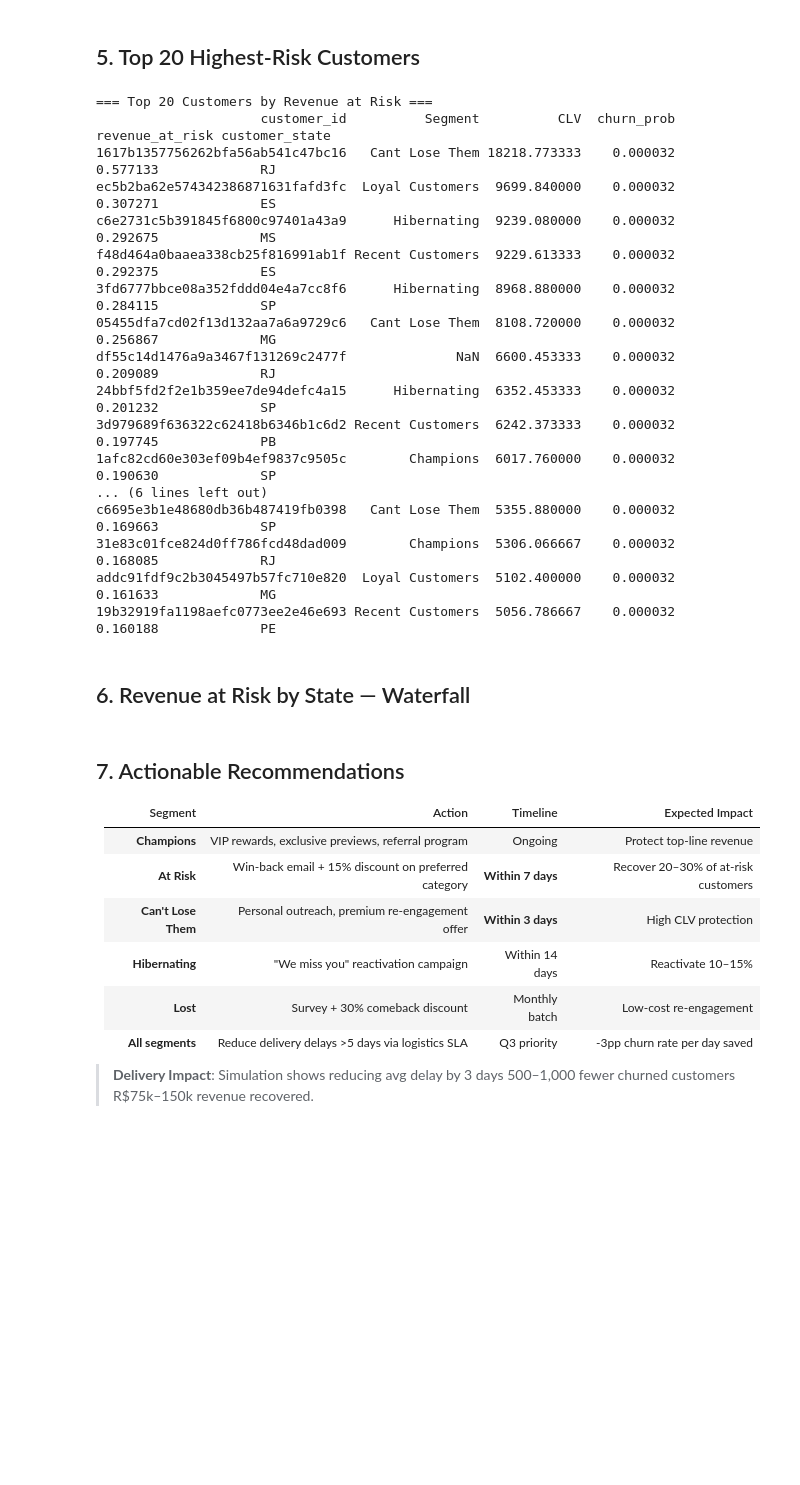
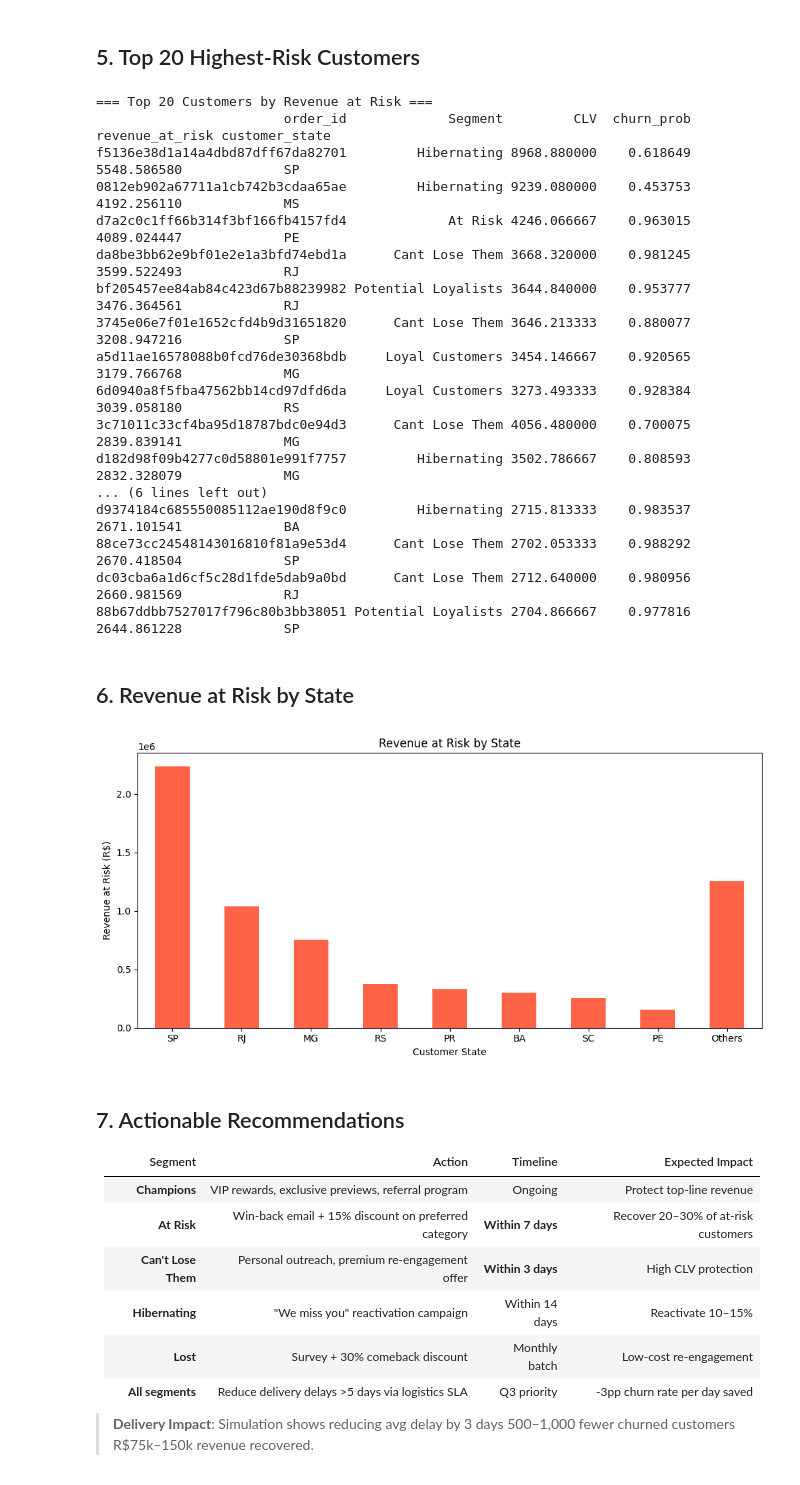
Before and after one commit to sakshibwahah/ecommerce-churn-risk-predictor, a Jupyter notebook: notebooks/05_revenue_clv.ipynb, the cells around one changed output. Saved outputs shown, nothing was run; the diff lists cells and outputs as text; code cells hidden in the pictures; blank space fills up the shorter version.

```diff
--- a/notebooks/05_revenue_clv.ipynb
+++ b/notebooks/05_revenue_clv.ipynb
@@ -104,47 +122,51 @@ Potential Loyalists       4351 1.295880e+06        41.050762        0.000032
 ## 5. Top 20 Highest-Risk Customers
 # %%
 top20 = df.nlargest(20, 'revenue_at_risk')[
-    ['customer_id','Segment','CLV','churn_prob','revenue_at_risk','customer_state']]
+    ['order_id','Segment','CLV','churn_prob','revenue_at_risk','customer_state']]
 print("=== Top 20 Customers by Revenue at Risk ===")
 print(top20.to_string(index=False))
 # %% [output]
 === Top 20 Customers by Revenue at Risk ===
-                     customer_id          Segment          CLV  churn_prob  revenue_at_risk customer_state
-1617b1357756262bfa56ab541c47bc16   Cant Lose Them 18218.773333    0.000032         0.577133             RJ
-ec5b2ba62e574342386871631fafd3fc  Loyal Customers  9699.840000    0.000032         0.307271             ES
-c6e2731c5b391845f6800c97401a43a9      Hibernating  9239.080000    0.000032         0.292675             MS
-f48d464a0baaea338cb25f816991ab1f Recent Customers  9229.613333    0.000032         0.292375             ES
-3fd6777bbce08a352fddd04e4a7cc8f6      Hibernating  8968.880000    0.000032         0.284115             SP
-05455dfa7cd02f13d132aa7a6a9729c6   Cant Lose Them  8108.720000    0.000032         0.256867             MG
-df55c14d1476a9a3467f131269c2477f              NaN  6600.453333    0.000032         0.209089             RJ
-24bbf5fd2f2e1b359ee7de94defc4a15      Hibernating  6352.453333    0.000032         0.201232             SP
-3d979689f636322c62418b6346b1c6d2 Recent Customers  6242.373333    0.000032         0.197745             PB
-1afc82cd60e303ef09b4ef9837c9505c        Champions  6017.760000    0.000032         0.190630             SP
+                        order_id             Segment         CLV  churn_prob  revenue_at_risk customer_state
+f5136e38d1a14a4dbd87dff67da82701         Hibernating 8968.880000    0.618649      5548.586580             SP
+0812eb902a67711a1cb742b3cdaa65ae         Hibernating 9239.080000    0.453753      4192.256110             MS
+d7a2c0c1ff66b314f3bf166fb4157fd4             At Risk 4246.066667    0.963015      4089.024447             PE
+da8be3bb62e9bf01e2e1a3bfd74ebd1a      Cant Lose Them 3668.320000    0.981245      3599.522493             RJ
+bf205457ee84ab84c423d67b88239982 Potential Loyalists 3644.840000    0.953777      3476.364561             RJ
+3745e06e7f01e1652cfd4b9d31651820      Cant Lose Them 3646.213333    0.880077      3208.947216             SP
+a5d11ae16578088b0fcd76de30368bdb     Loyal Customers 3454.146667    0.920565      3179.766768             MG
+6d0940a8f5fba47562bb14cd97dfd6da     Loyal Customers 3273.493333    0.928384      3039.058180             RS
+3c71011c33cf4ba95d18787bdc0e94d3      Cant Lose Them 4056.480000    0.700075      2839.839141             MG
+d182d98f09b4277c0d58801e991f7757         Hibernating 3502.786667    0.808593      2832.328079             MG
 ... (6 lines left out)
-c6695e3b1e48680db36b487419fb0398   Cant Lose Them  5355.880000    0.000032         0.169663             SP
-31e83c01fce824d0ff786fcd48dad009        Champions  5306.066667    0.000032         0.168085             RJ
-addc91fdf9c2b3045497b57fc710e820  Loyal Customers  5102.400000    0.000032         0.161633             MG
-19b32919fa1198aefc0773ee2e46e693 Recent Customers  5056.786667    0.000032         0.160188             PE
+d9374184c685550085112ae190d8f9c0         Hibernating 2715.813333    0.983537      2671.101541             BA
+88ce73cc24548143016810f81a9e53d4      Cant Lose Them 2702.053333    0.988292      2670.418504             SP
+dc03cba6a1d6cf5c28d1fde5dab9a0bd      Cant Lose Them 2712.640000    0.980956      2660.981569             RJ
+88b67ddbb7527017f796c80b3bb38051 Potential Loyalists 2704.866667    0.977816      2644.861228             SP
 # %% [markdown]
-## 6. Revenue at Risk by State — Waterfall
+## 6. Revenue at Risk by State
 # %%
-state_risk = df.groupby('customer_state')['revenue_at_risk'].sum().nlargest(8).reset_index()
-others = df.groupby('customer_state')['revenue_at_risk'].sum().sort_values(ascending=False)[8:].sum()
-state_risk = pd.concat([state_risk,
-    pd.DataFrame({'customer_state':['Others'],'revenue_at_risk':[others]})], ignore_index=True)
+import matplotlib.pyplot as plt
+import pandas as pd
 
-fig_wf = go.Figure(go.Waterfall(
-    name='Revenue at Risk', orientation='v',
-    measure=['relative']*len(state_risk),
-    x=state_risk['customer_state'],
-    y=state_risk['revenue_at_risk'],
-    connector={'line':{'color':'rgba(255,255,255,0.3)'}},
-    decreasing={'marker':{'color':'#ef4444'}},
-    increasing={'marker':{'color':'#10b981'}},
-))
-fig_wf.update_layout(title='Revenue at Risk by State (Waterfall)',
-    template='plotly_dark', font_family='Inter', yaxis_title='BRL')
-fig_wf.show()
+# 1. Get top 8 states by revenue at risk
+state_risk = df.groupby('customer_state')['revenue_at_risk'].sum().nlargest(8)
+
+# 2. Sum the rest into an 'Others' category
+others_risk = df.groupby('customer_state')['revenue_at_risk'].sum().sort_values(ascending=False)[8:].sum()
+state_risk['Others'] = others_risk
+
+# 3. Plot a simple bar chart
+state_risk.plot(kind='bar', figsize=(10, 5), color='tomato')
+
+plt.title('Revenue at Risk by State')
+plt.ylabel('Revenue at Risk (R$)')
+plt.xlabel('Customer State')
+plt.xticks(rotation=0)
+plt.tight_layout()
+plt.show()
+# %% [output]
+[figure, added]
 # %% [markdown]
 ## 7. Actionable Recommendations
 
```
Also changed, not shown: parts of 7 cells of this notebook.
